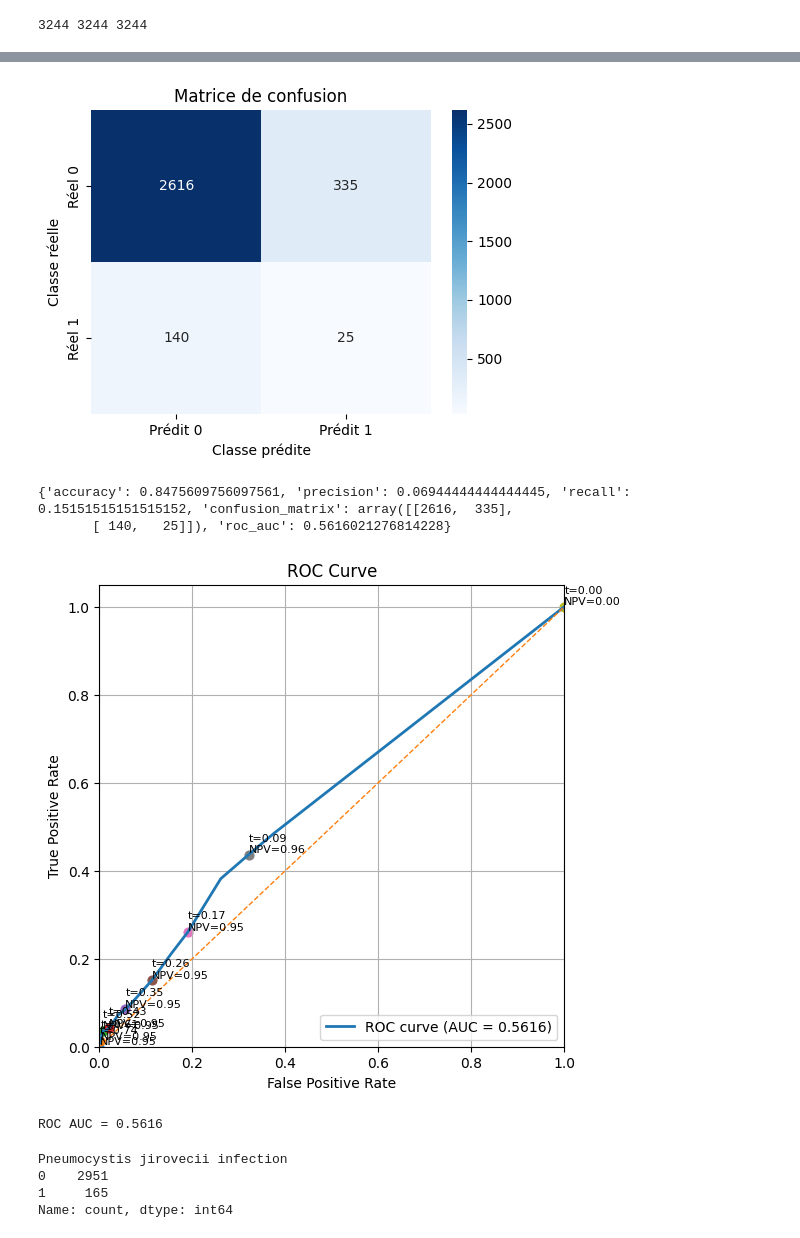
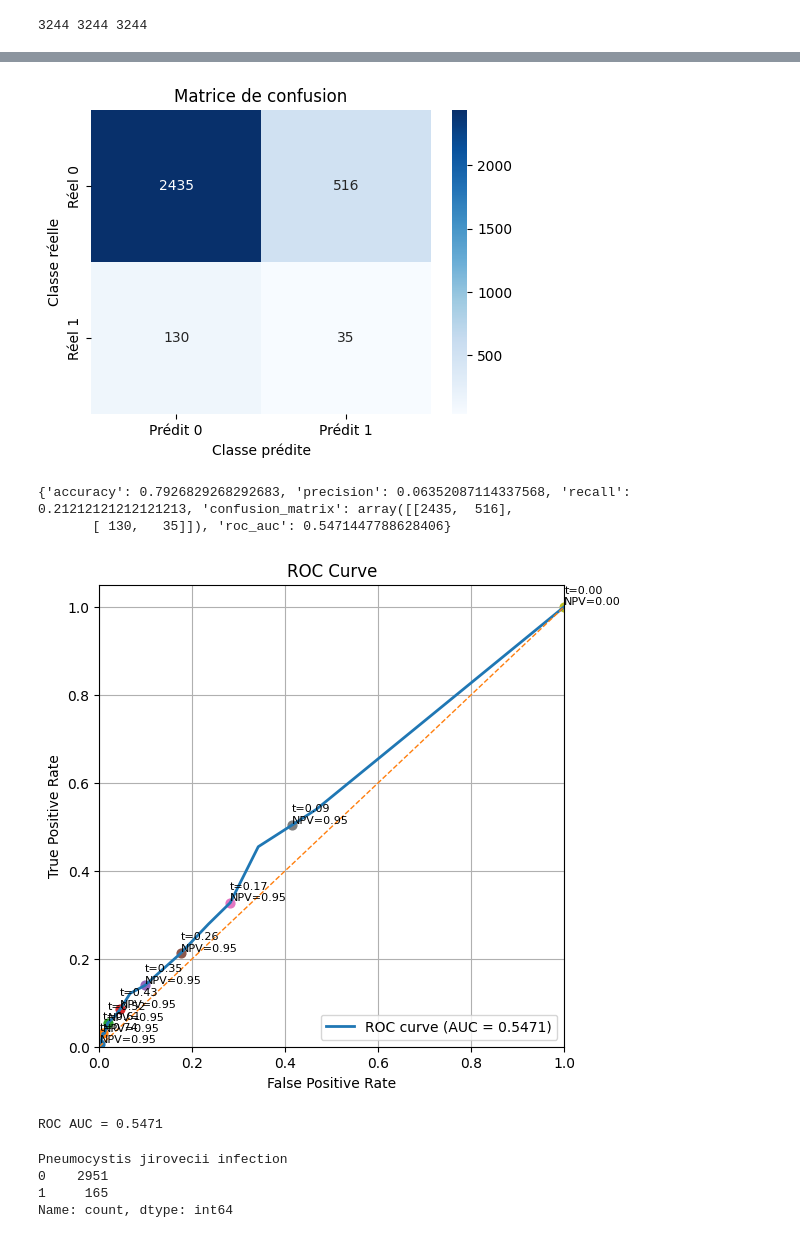
Before and after one commit to Romain-Forte/respiratory_diagnostics, a Jupyter notebook: analyse_data/efraim_analyse.ipynb, the cells around one changed output, grey strips where cells are left out. Drawn from its saved outputs; the diff is of its cells as text; code cells hidden in the pictures.

```diff
--- a/analyse_data/efraim_analyse.ipynb
+++ b/analyse_data/efraim_analyse.ipynb
@@ -87,0 +127,9 @@ len(df_cat_clean)
+# %%
+df__with_diag = pd.concat([df_features_clean,df_cat_clean],axis=1)
+
+enlever_clinic = lambda X: ((X["Pneumonia_clinic"] == 1) & (X["Pneumonia_microbio"] == 0) & (X["Bacterial infection"] == 1))
+mask = enlever_clinic(df__with_diag)
+df_features_clean = df_features_clean[~mask]
+df_cat_clean = df_cat_clean[~mask]
+
+df_features_clean
@@ -198,25 +281,25 @@ print(len(df),len(df_cat_clean),len(df_features_clean))
 # %%
 sys.modules.pop('utils.stats_dataset', None)
 
 from utils.stats_dataset import Score_pneumo
 from utils.algo_prediction import calculate_score
 from utils.visualisation import show_roc_curve
 df = df.loc[df_features_clean.index]
 pneumo_truth = df_cat_clean["Pneumocystis jirovecii infection"]
-df_all  = pd.concat([df_cat_clean,df_features_clean,df[["Age","Vasopressors","Interst_xray"]]],axis=1)
+df_all  = pd.concat([df_cat_clean,df_features_clean,df[["Age","Vasopressors","Alveolar_xray"]]],axis=1)
 results = calculate_score(df_all, pneumo_truth, Score_pneumo,
                           metrics=["accuracy", "precision", "recall", "confusion_matrix","roc_auc"])
 print(results["metrics"])
 y_pred = results["y_pred"]
 y_test = results["y_true"]
 
 auc_value = show_roc_curve(y_test, y_pred, pos_label=1)
 # %% [output]
-[figure, old version]
+[figure, new version]
-{'accuracy': 0.8475609756097561, 'precision': 0.06944444444444445, 'recall': 0.15151515151515152, 'confusion_matrix': array([[2616,  335],
-       [ 140,   25]]), 'roc_auc': 0.5616021276814228}
+{'accuracy': 0.7926829268292683, 'precision': 0.06352087114337568, 'recall': 0.21212121212121213, 'confusion_matrix': array([[2435,  516],
+       [ 130,   35]]), 'roc_auc': 0.5471447788628406}
-[figure, old version]
+[figure, new version]
-ROC AUC = 0.5616
+ROC AUC = 0.5471
 # %%
 y_test.value_counts()
 # %% [output]
```
Also changed, not shown: parts of 7 cells of this notebook, 24 other files.
